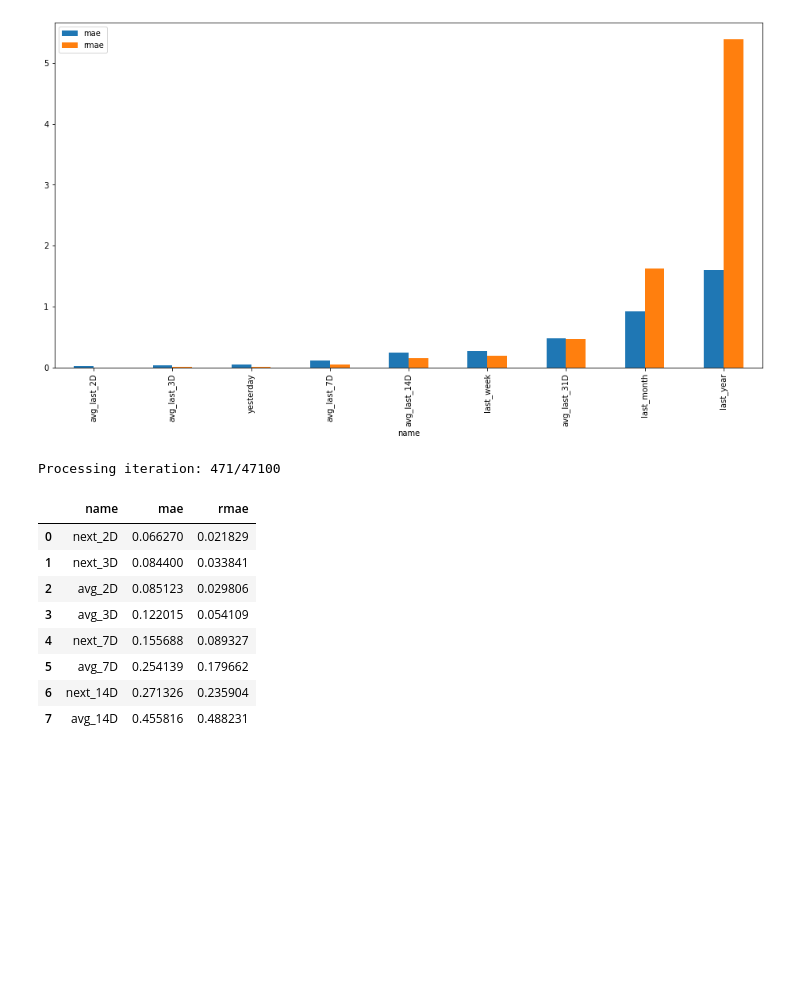
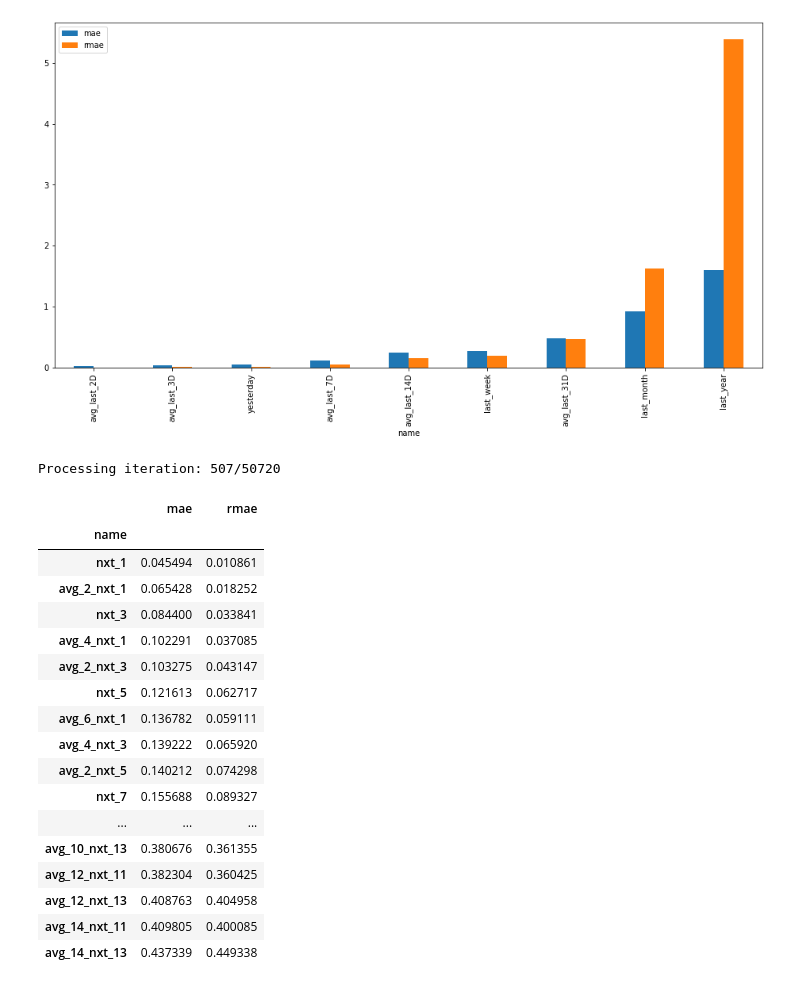
Before and after one commit to KlemenKozelj/master_thesis, a Jupyter notebook: 02_Lake_Bilancino_Benchmark.ipynb, the cells around one changed output. Saved outputs shown, nothing was run; the diff lists cells and outputs as text; code cells hidden in the pictures; blank space fills up the shorter version.

```diff
--- a/02_Lake_Bilancino_Benchmark.ipynb
+++ b/02_Lake_Bilancino_Benchmark.ipynb
@@ -129,42 +129,54 @@ def rolling_forecast(df, interval, fun, printR=True):
     if printR:
         all_forecasts.plot(figsize=(16, 8))
 
-    return (all_forecasts, evaluate)
+    return (all_forecasts, evaluate[1], evaluate[2])
 # %%
-def avg_next_D(learn, interval):
-    v = learn['Lake_Level'].tail(interval).mean()
+def next_D(learn, interval):
+    v = learn['Lake_Level'][-1]
     return [v] * interval
 
-def next_D(learn, interval):
-    v = learn['Lake_Level'].tail(1)[0]
-    return [v] * interval
+scenarios = []
 
-scenarios = [
-    ('avg_2D', rolling_forecast(df,  2, avg_next_D, False)),
-    ('avg_3D', rolling_forecast(df,  3, avg_next_D, False)),
-    ('avg_7D', rolling_forecast(df,  7, avg_next_D, False)),
-    ('avg_14D', rolling_forecast(df, 14, avg_next_D, False)),
-    ('next_2D', rolling_forecast(df,  2, next_D, False)),
-    ('next_3D', rolling_forecast(df,  3, next_D, False)),
-    ('next_7D', rolling_forecast(df,  7, next_D, False)),
-    ('next_14D', rolling_forecast(df, 14, next_D, False)),
-]
+for future_range in range(1, 15, 2):
 
-scenarios = sorted(scenarios, key=lambda l: l[1][1])
+    # next N days will be same as today
+    r1 = rolling_forecast(df, future_range, next_D, False)
+    scenarios.append(['nxt_{}'.format(future_range), r1[0], r1[1], r1[2]])
 
-df_r2 = [[s[0], s[1][1][1], s[1][1][2]] for s in scenarios]
-df_r2 = pd.DataFrame(df_r2, columns=['name', 'mae', 'rmae'])
-df_r2 = df_r2.set_index('name')
+    for past_range in range(2, 15, 2):
+        def avg_next_D(learn, interval):
+            v = learn['Lake_Level'].tail(past_range).mean()
+            return [v] * interval
 
-df_r2
+        # next N days will be same as mean from past M days
+        r2 = rolling_forecast(df,  future_range, avg_next_D, False)
+        scenarios.append(['avg_{}_nxt_{}'.format(past_range, future_range), r2[0], r2[1], r2[2]])
+
+scenarios = sorted(scenarios, key=lambda l: l[2])
 # %% [output]
-Processing iteration: 471/47100
+Processing iteration: 507/50720
-|  | name | mae | rmae |
-| 0 | next_2D | 0.066270 | 0.021829 |
-| 1 | next_3D | 0.084400 | 0.033841 |
-| 2 | avg_2D | 0.085123 | 0.029806 |
-| 3 | avg_3D | 0.122015 | 0.054109 |
-| 4 | next_7D | 0.155688 | 0.089327 |
-| 5 | avg_7D | 0.254139 | 0.179662 |
-| 6 | next_14D | 0.271326 | 0.235904 |
-| 7 | avg_14D | 0.455816 | 0.488231 |
+# %%
+df_r2 = [[s[0], s[2], s[3]] for s in scenarios]
+df_r2 = pd.DataFrame(df_r2, columns=['name', 'mae', 'rmae'])
+df_r2 = df_r2.set_index('name')
+
+df_r2
+# %% [output]
+|  | mae | rmae |
+| name |  |  |
+| nxt_1 | 0.045494 | 0.010861 |
+| avg_2_nxt_1 | 0.065428 | 0.018252 |
+| nxt_3 | 0.084400 | 0.033841 |
+| avg_4_nxt_1 | 0.102291 | 0.037085 |
+| avg_2_nxt_3 | 0.103275 | 0.043147 |
+| nxt_5 | 0.121613 | 0.062717 |
+| avg_6_nxt_1 | 0.136782 | 0.059111 |
+| avg_4_nxt_3 | 0.139222 | 0.065920 |
+| avg_2_nxt_5 | 0.140212 | 0.074298 |
+| nxt_7 | 0.155688 | 0.089327 |
+| ... | ... | ... |
+| avg_10_nxt_13 | 0.380676 | 0.361355 |
+| avg_12_nxt_11 | 0.382304 | 0.360425 |
+| avg_12_nxt_13 | 0.408763 | 0.404958 |
+| avg_14_nxt_11 | 0.409805 | 0.400085 |
+| avg_14_nxt_13 | 0.437339 | 0.449338 |
```
Also changed, not shown: parts of 1 cell of this notebook.
